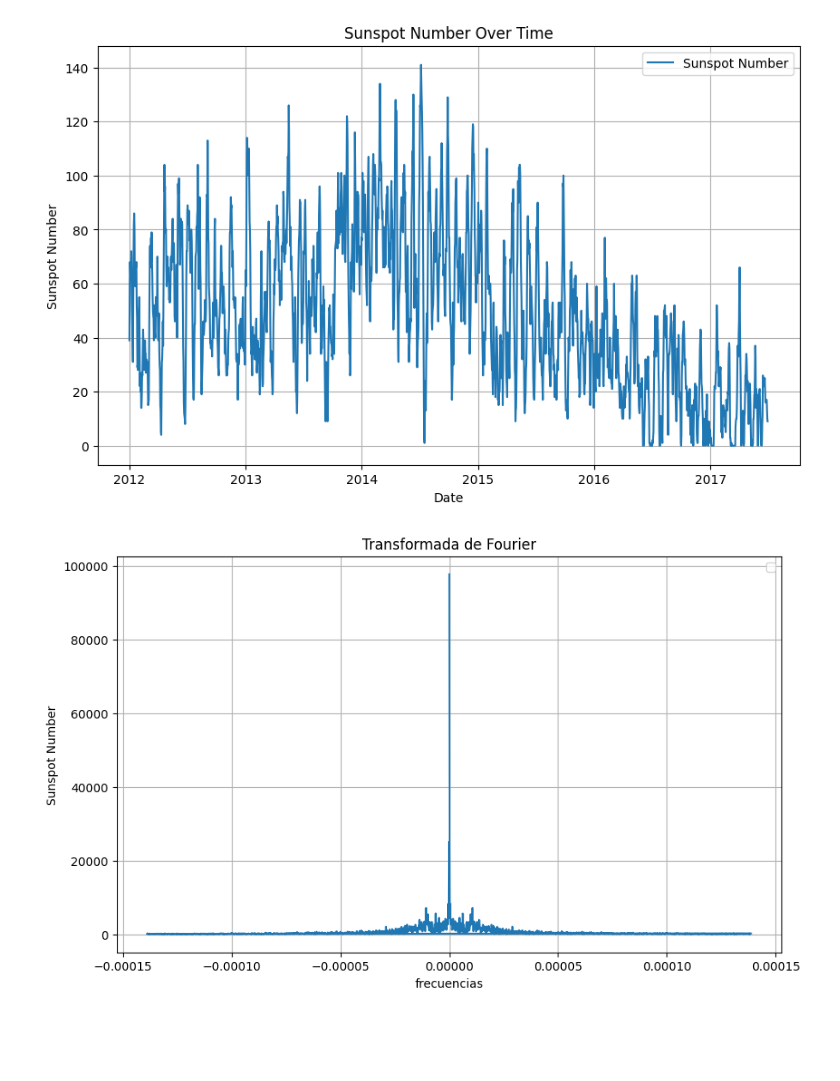
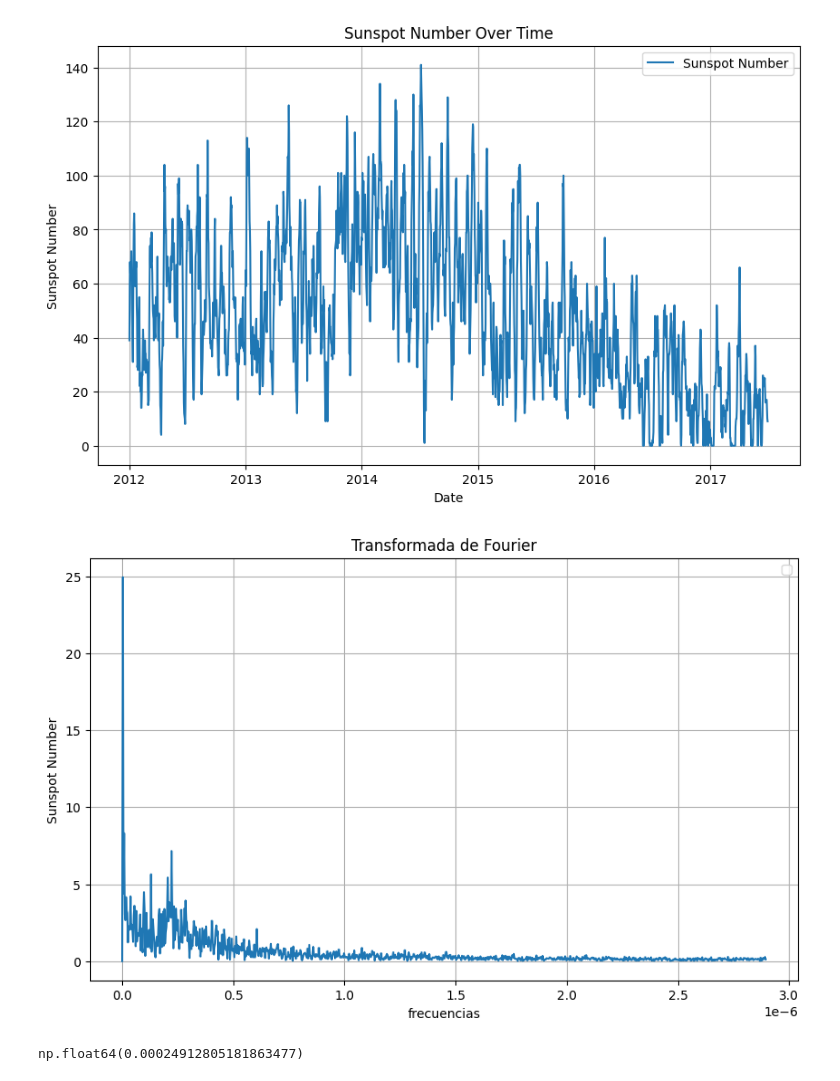
Before and after one commit to SimonOliveros/Entregas_Metodos_Comp_II_Oliveros_LopezDeMesa, a Jupyter notebook: Taller_2_Fourier.ipynb, the cells around one changed output. Saved outputs shown, nothing was run; the diff lists cells and outputs as text; code cells hidden in the pictures; blank space fills up the shorter version.

```diff
--- a/Taller_2_Fourier.ipynb
+++ b/Taller_2_Fourier.ipynb
@@ -38,19 +38,29 @@ plt.show()
 [figure]
 # %%
 
-
+f_muestreo=1/86400
+f_Ny=f_muestreo/2
+datos=df['Sunspot_Number']
 N = len(df['Sunspot_Number'])
 yf=np.fft.fft(df['Sunspot_Number'])
-xf=np.fft.fftfreq(N,d=3600)
+y_mag= np.abs(yf)/N
+y_mag_plot= 2*y_mag[0:int(N/2+1) ]
+y_mag_plot[0]= 0
+
+f=np.linspace(0,f_Ny,N)
+
+f_plot=f[0:int(N/2+1)]
+
+
 
 
 plt.figure(figsize=(10, 6))
-plt.plot(xf, abs(yf),)
+plt.plot(f_plot, y_mag_plot)
 plt.xlabel('frecuencias')
 plt.ylabel('Sunspot Number')
 plt.title('Transformada de Fourier')
 plt.legend()
 plt.grid(True)
 plt.show()
 # %% [output]
-[figure, old version]
+[figure, new version]
@@ -58,0 +67,7 @@ plt.show()
+# %%
+ind_max=np.argmax(y_mag_plot)
+frecuencia_max_s=f_plot[ind_max]
+frecuencia_max_dia=frecuencia_max_s*86400
+frecuencia_max_dia
+# %% [output]
+np.float64(0.00024912805181863477)
```
Also changed, not shown: parts of 6 cells of this notebook.
